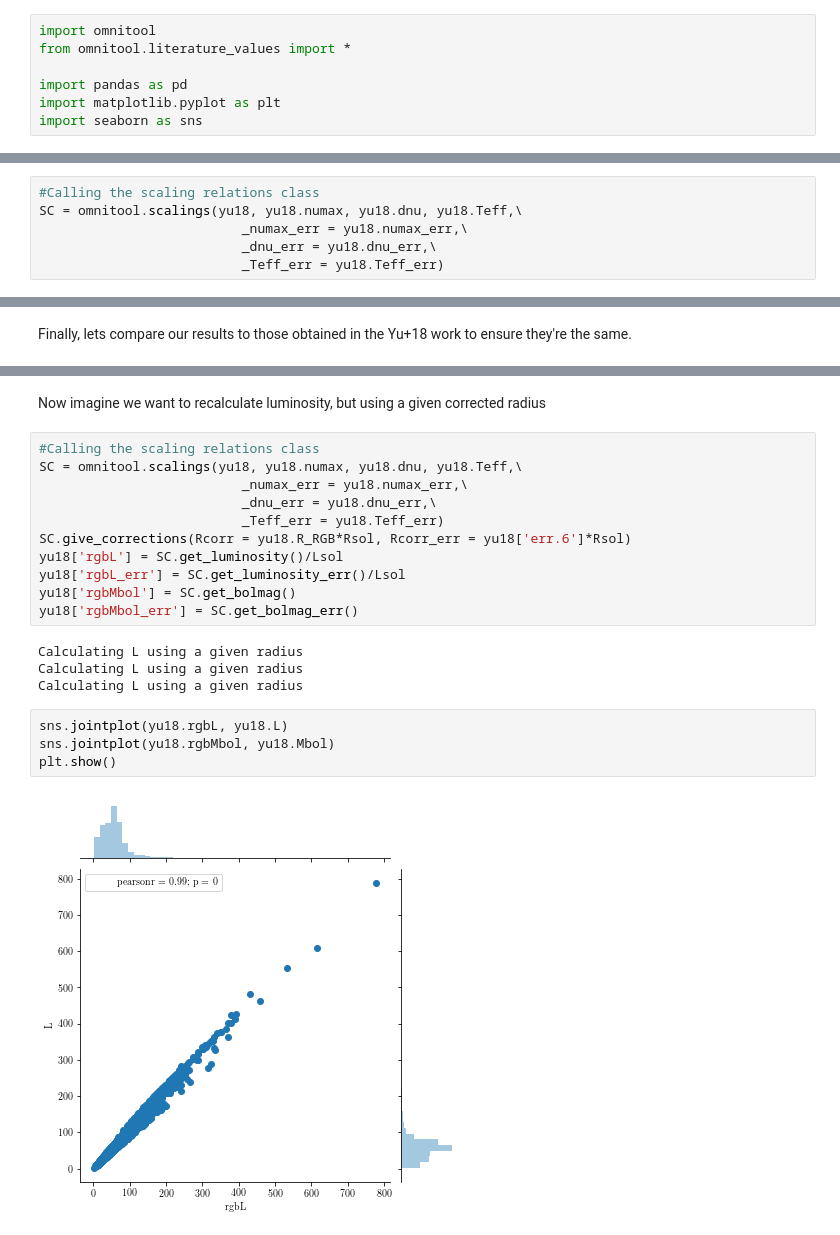
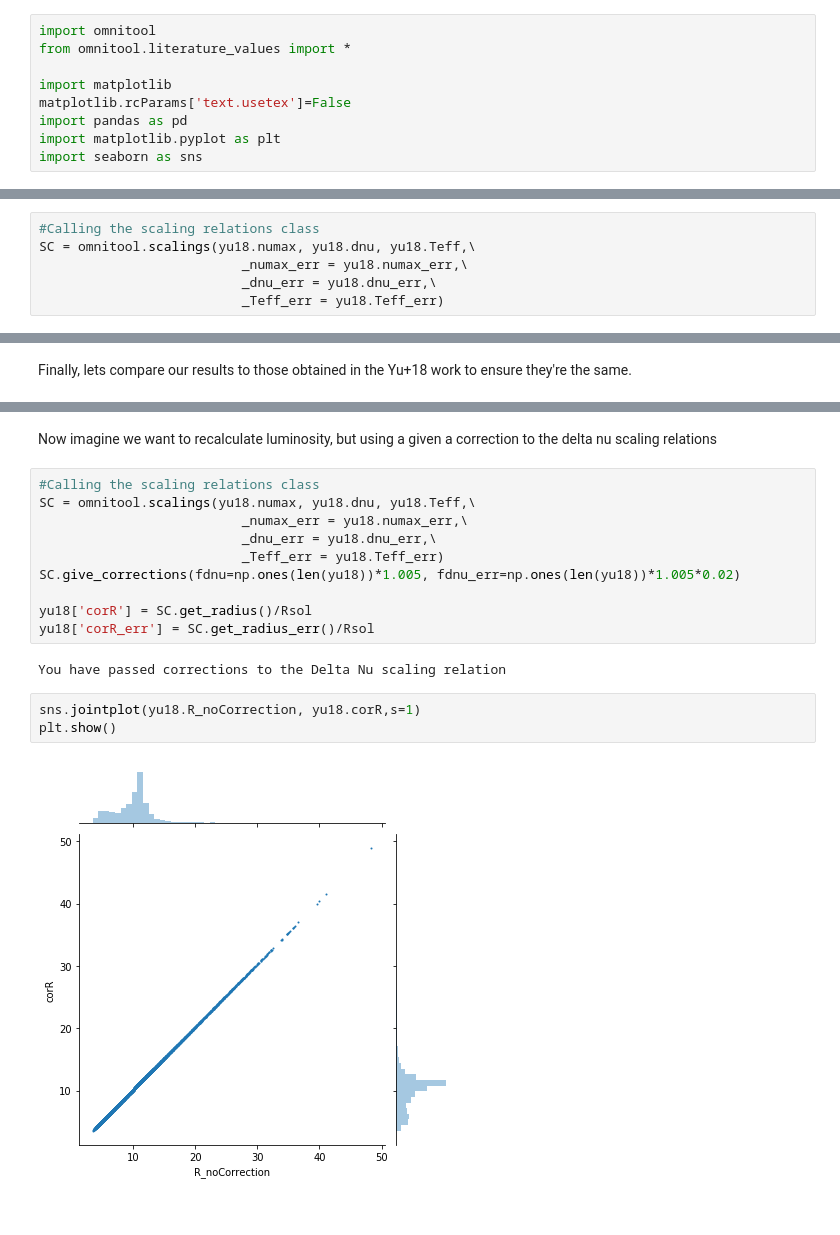
Before and after one commit to ojhall94/omnitool, a Jupyter notebook: examples/example_astero_bolocorr.ipynb, the cells around one changed output, grey strips where cells are left out. Cells and saved outputs as stored; diff of their text form.

Commit message:
Added fdnu uncertainty propagation

```diff
--- a/examples/example_astero_bolocorr.ipynb
+++ b/examples/example_astero_bolocorr.ipynb
@@ -2,6 +2,8 @@
 import omnitool
 from omnitool.literature_values import *
 
+import matplotlib
+matplotlib.rcParams['text.usetex']=False
 import pandas as pd
 import matplotlib.pyplot as plt
 import seaborn as sns
@@ -31,7 +33,7 @@ Reading in Yu+2018
 First, lets get our asteroseismic values
 # %%
 #Calling the scaling relations class
-SC = omnitool.scalings(yu18, yu18.numax, yu18.dnu, yu18.Teff,\
+SC = omnitool.scalings(yu18.numax, yu18.dnu, yu18.Teff,\
                           _numax_err = yu18.numax_err,\
                           _dnu_err = yu18.dnu_err,\
                           _Teff_err = yu18.Teff_err)
@@ -143,23 +145,19 @@ plt.show()
 # %% [markdown]
-Now imagine we want to recalculate luminosity, but using a given corrected radius
+Now imagine we want to recalculate luminosity, but using a given a correction to the delta nu scaling relations
 # %%
 #Calling the scaling relations class
-SC = omnitool.scalings(yu18, yu18.numax, yu18.dnu, yu18.Teff,\
+SC = omnitool.scalings(yu18.numax, yu18.dnu, yu18.Teff,\
                           _numax_err = yu18.numax_err,\
                           _dnu_err = yu18.dnu_err,\
                           _Teff_err = yu18.Teff_err)
-SC.give_corrections(Rcorr = yu18.R_RGB*Rsol, Rcorr_err = yu18['err.6']*Rsol)
-yu18['rgbL'] = SC.get_luminosity()/Lsol
-yu18['rgbL_err'] = SC.get_luminosity_err()/Lsol
-yu18['rgbMbol'] = SC.get_bolmag()
-yu18['rgbMbol_err'] = SC.get_bolmag_err()
+SC.give_corrections(fdnu=np.ones(len(yu18))*1.005, fdnu_err=np.ones(len(yu18))*1.005*0.02)
+
+yu18['corR'] = SC.get_radius()/Rsol
+yu18['corR_err'] = SC.get_radius_err()/Rsol
 # %% [output]
-Calculating L using a given radius
-Calculating L using a given radius
-Calculating L using a given radius
+You have passed corrections to the Delta Nu scaling relation
 # %%
-sns.jointplot(yu18.rgbL, yu18.L)
-sns.jointplot(yu18.rgbMbol, yu18.Mbol)
+sns.jointplot(yu18.R_noCorrection, yu18.corR,s=1)
 plt.show()
 # %% [output]
-[figure, old version]
+[figure, new version]
```
Also changed, not shown: parts of 8 cells of this notebook, 1 other file.
